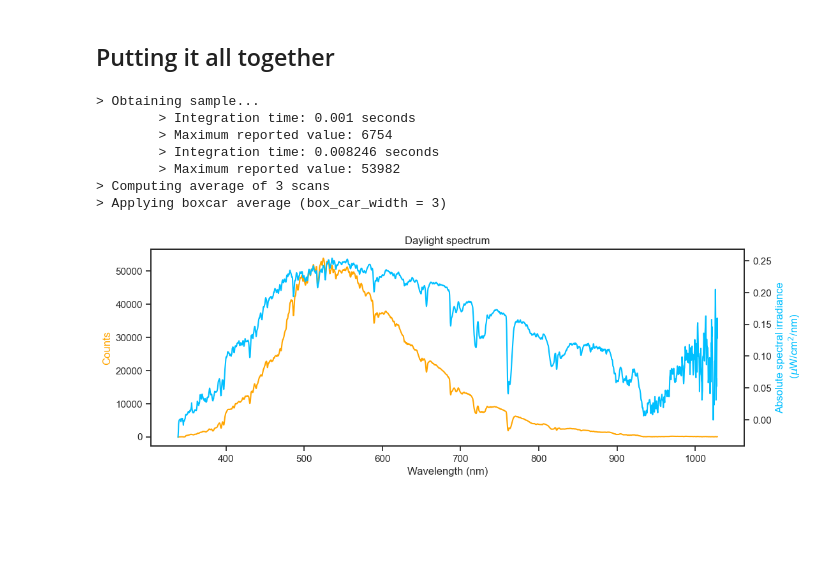
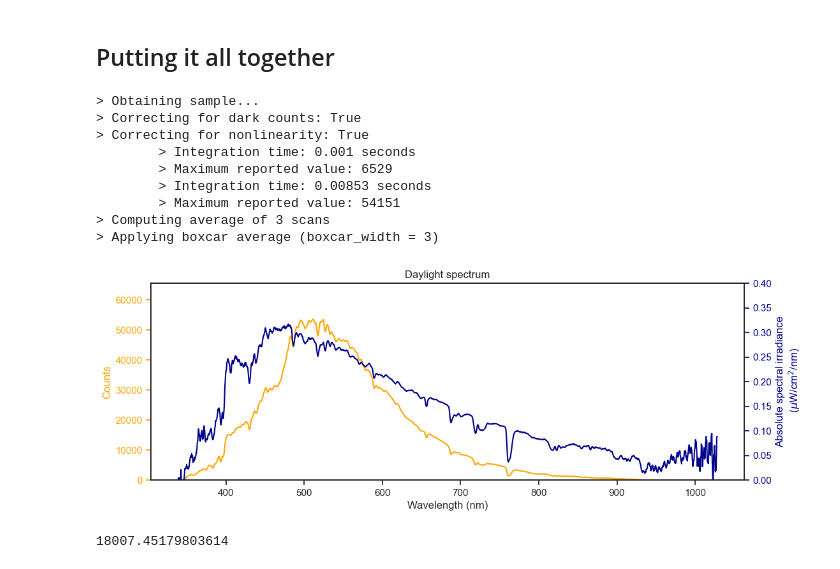
Before and after one commit to PySilentSubstitution/pysilsub, a Jupyter notebook: 07a_spectrometer_calibration.ipynb, the cells around one changed output. Drawn from its saved outputs; the diff is of its cells as text; code cells hidden in the pictures; blank space fills up the shorter version.

```diff
--- a/07a_spectrometer_calibration.ipynb
+++ b/07a_spectrometer_calibration.ipynb
@@ -256,7 +259,12 @@ Many of the lines were not resolved by the spectrometer, presumably due to under
 from scipy import signal
 
 # Find peaks
-peak_idxs = signal.find_peaks(ar_spd['pwr'], height=1800, prominence=300, threshold=30, distance=10)[0]
+peak_idxs = signal.find_peaks(
+    ar_spd['pwr'],
+    height=1800,
+    prominence=300,
+    threshold=30,
+    distance=10)[0]
 peaks = ar_spd.loc[ar_spd.pxl.isin(peak_idxs)].reset_index()
 ax.vlines(peaks['wl'], -1750, peaks['pwr'], lw=.5)
 ax.set_xlim((380, 780))
@@ -376,7 +386,9 @@ for ax in [ax1, ax2]:
 # %% [markdown]
 Here's how to perform the irradiance calibration without using OceanView.
 # %%
+import numpy as np
 from scipy import interpolate
+import matplotlib.pyplot as plt
 
 from pyplr.oceanops import OceanOptics
 
@@ -391,9 +403,9 @@ try:
         correct_nonlinearity = True,
         correct_dark_counts = False,
         scans_to_average=3,
-        box_car_width=4
+        boxcar_width=2
     )
-    reference_counts.plot(figsize=(2, 2), title='Reference')
+    reference_counts.plot(figsize=(4, 2), title='Reference')
     plt.show()
 
     # Perform dark measurement
@@ -403,9 +415,9 @@ try:
         correct_dark_counts = False,
         integration_time = reference_info['integration_time'],
         scans_to_average=3,
-        box_car_width=4
+        boxcar_width=2
     )
-    dark_counts.plot(figsize=(2, 2), title='Dark counts')
+    dark_counts.plot(figsize=(4, 2), title='Dark counts')
     plt.show()
 
     # Resample lamp file to pixel wavelengths
@@ -516,7 +532,7 @@ The final test... apply the original formula to the reference measurement using
 # This calibration
 this_calibration_spectrum = (
     (reference_counts - dark_counts)
-    * (calibration_file
+    * (calibration_file  # The calibration file we just made
        / (integration_time
           * collection_area
           * wavelength_spread)
@@ -526,7 +542,7 @@ this_calibration_spectrum = (
 # Ocean View calibration
 ov_calibration_spectrum = (
     (reference_counts - dark_counts)
-    * (ocean_view_cal
+    * (ocean_view_cal.values  # The OceanView calibration
        / (integration_time
           * collection_area
           * wavelength_spread)
@@ -535,14 +551,15 @@ ov_calibration_spectrum = (
 
 fig, (ax1, ax2) = plt.subplots(1, 2, figsize=(12, 3))
 
-reference_counts.plot(ax=ax1, title='Reference spectrum')
+reference_counts.plot(ax=ax1, title='Reference spectrum\n(HL-2000-CAL)')
 
 ov_calibration_spectrum.plot(ax=ax2, ls=':', lw=2, label='OceanView calibration')
 this_calibration_spectrum.plot(ax=ax2, ls=':', lw=2, label='This calibration')
-lamp_file.plot(ax=ax2, x='Wavelength', y='uJ/cm2', kind='scatter', c='k', title='HL-2000-CAL', label='Known output')
+lamp_file.plot(ax=ax2, x='Wavelength', y='uJ/cm2', kind='scatter', c='k', label='Known output of HL-2000-CAL')
 
 ax1.set_ylabel('Counts')
 ax2.set_ylabel('$\mu W$/cm$^2$/nm')
+ax2.set_title('Calibrated reference spectrum\n(HL-2000-CAL)')
 plt.legend()
 
 for ax in [ax1, ax2]:
@@ -565,42 +582,54 @@ try:
         correct_nonlinearity=True,
         integration_time=None,  # Optimize integration time
         scans_to_average=3,  # Average of three scans
-        box_car_width=3,  # Boxcar smoothing
+        boxcar_width=3,  # Boxcar smoothing
         sample_id='daylight_spectrum'
     )
 
     # Absolute spectral irradiance
     irrad_spd = (
         (counts)  # Already corrected for dark counts
         * (calibration_file
-           / (integration_time
+           / (info['integration_time'] / 1e6
               * collection_area
               * wavelength_spread)
           )
     )
 
     # Visualise
     fig, ax = plt.subplots(1, 1, figsize=(12, 4))
     ax.plot(calibrated_wls, counts, c='orange', label='Counts')
-    ax.set_ylabel('Counts', {'color':'orange'})
+    ax.set_ylabel('Counts')
+    ax.yaxis.label.set_color('orange')
+    ax.tick_params(axis='y', colors='orange')
     ax.set_title('Daylight spectrum')
     ax.set_xlabel('Wavelength (nm)')
+    ax.set_ylim((0, 65553))
+
     twinx = ax.twinx()
-    twinx.plot(calibrated_wls, irrad_spd, c='deepskyblue', label='Irradiance')
-    twinx.set_ylabel('Absolute spectral irradiance\n ($\mu$W/cm$^2$/nm)', {'color':'deepskyblue'})
-
+    twinx.plot(calibrated_wls, irrad_spd, c='darkblue', label='Irradiance')
+    twinx.set_ylabel('Absolute spectral irradiance\n ($\mu$W/cm$^2$/nm)')
+    twinx.set_ylim((0, .4))
+    twinx.yaxis.label.set_color('darkblue')
+    twinx.tick_params(axis='y', colors='darkblue')
 
 except KeyboardInterrupt:
     print('> Measurement terminated  by user')
 
 finally:
     oo.close()
 # %% [output]
 > Obtaining sample...
+> Correcting for dark counts: True
+> Correcting for nonlinearity: True
         > Integration time: 0.001 seconds
-        > Maximum reported value: 6754
-        > Integration time: 0.008246 seconds
-        > Maximum reported value: 53982
+        > Maximum reported value: 6529
+        > Integration time: 0.00853 seconds
+        > Maximum reported value: 54151
 > Computing average of 3 scans
-> Applying boxcar average (box_car_width = 3)
+> Applying boxcar average (boxcar_width = 3)
-[figure, old version]
+[figure, new version]
+# %%
+(new_irrad * vl.squeeze()).sum() * 683
+# %% [output]
+18007.45179803614
```
Also changed, not shown: parts of 17 cells of this notebook, 55 other files.
